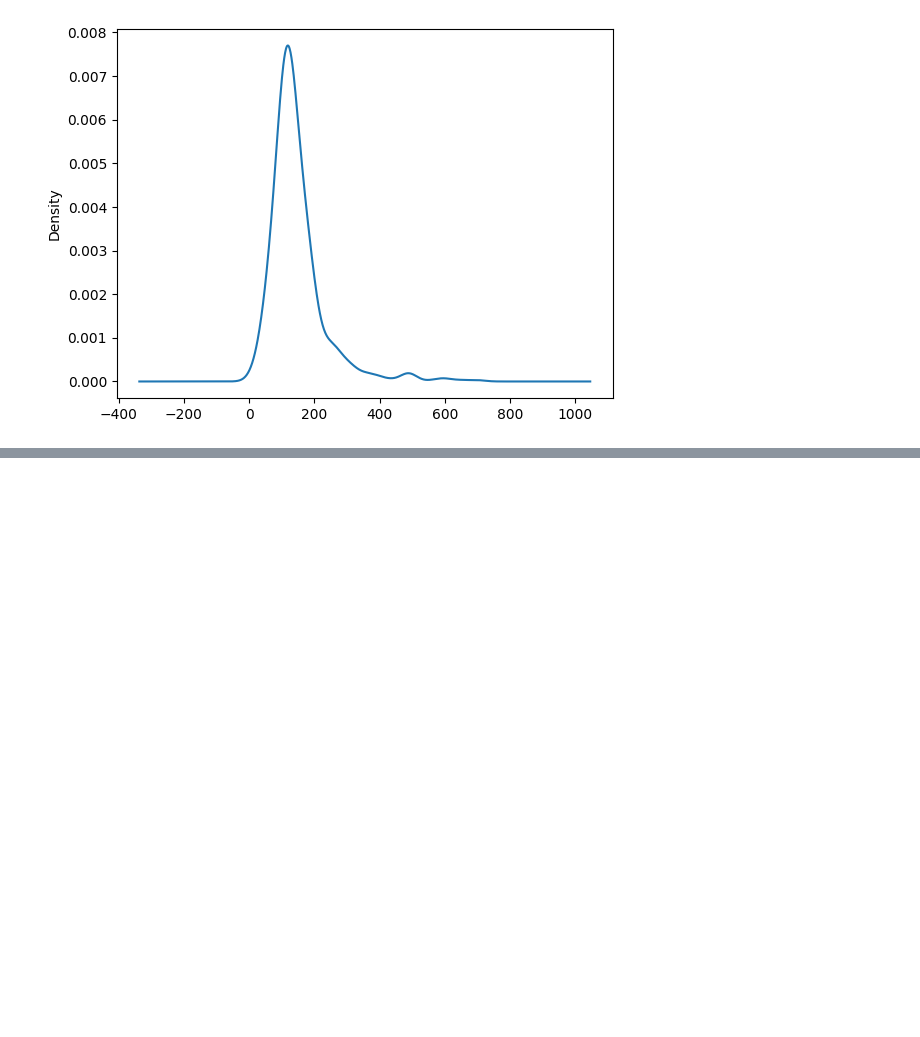
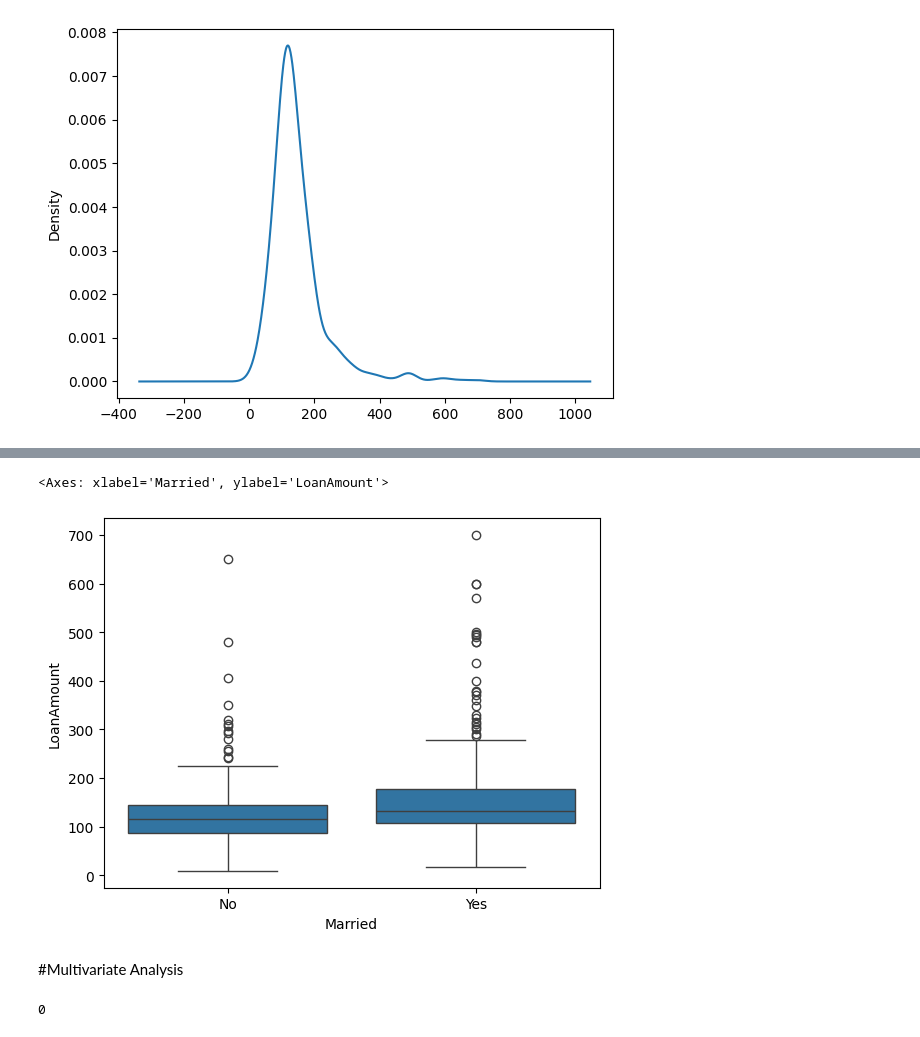
Before and after one commit to siddh-webd-ml/Machine-Learning, a Jupyter notebook: PandaBasics1.ipynb, the cells around one changed output, grey strips where cells are left out. Cells and saved outputs as stored; diff of their text form; code cells hidden in the pictures; blank space fills up the shorter version.

```diff
--- a/PandaBasics1.ipynb
+++ b/PandaBasics1.ipynb
@@ -194,0 +245,7 @@ df["LoanAmount"].plot(kind="kde")        #kernel_density_estimate
+# %%
+sns.boxplot(x="Married",y="LoanAmount",data=df)
+# %% [output]
+<Axes: xlabel='Married', ylabel='LoanAmount'>
+[figure, added]
+# %% [markdown]
+#Multivariate Analysis
@@ -194,0 +256,7 @@ df["LoanAmount"].plot(kind="kde")        #kernel_density_estimate
+# %%
+#Duplicate Values
+
+
+df.duplicated().sum()
+# %% [output]
+0
```
Also changed, not shown: parts of 16 cells of this notebook.
